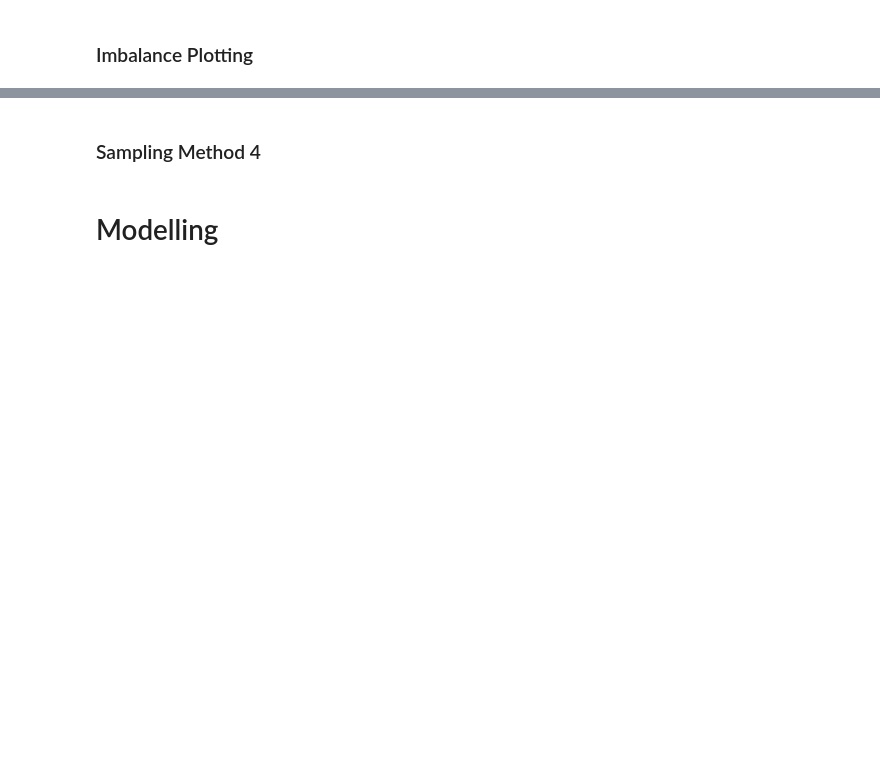
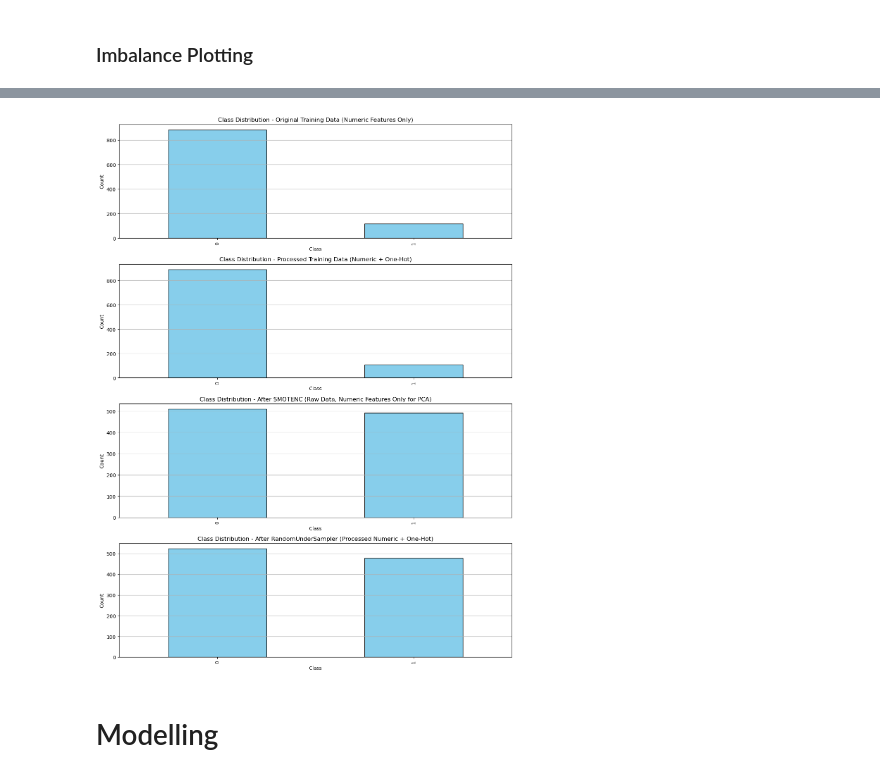
Before and after one commit to hathimazman/MachineLearning_Project2, a Jupyter notebook: Project.ipynb, the cells around one changed output, grey strips where cells are left out. Saved outputs shown, nothing was run; the diff lists cells and outputs as text; code cells hidden in the pictures; blank space fills up the shorter version.

```diff
--- a/Project.ipynb
+++ b/Project.ipynb
@@ -164,3 +238,37 @@ NameError: name 'X_train' is not defined
+# %%
+import matplotlib.pyplot as plt
+import numpy as np
+import pandas as pd
+
+def plot_class_distribution_bar(X_list, y_list, titles, sample_size=1000):
+    plt.figure(figsize=(12, 4 * len(X_list)))
+
+    for i, (X, y, title) in enumerate(zip(X_list, y_list, titles), 1):
+        # Subsample for speed if needed
+        if X.shape[0] > sample_size:
+            idx = np.random.choice(X.shape[0], sample_size, replace=False)
+            y_sub = y.iloc[idx] if hasattr(y, "iloc") else y[idx]
+        else:
+            y_sub = y
+
+        # Count samples per class
+        class_counts = pd.Series(y_sub).value_counts().sort_index()
+
+        plt.subplot(len(X_list), 1, i)
+        class_counts.plot(kind='bar', color='skyblue', edgecolor='black')
+        plt.title(f"Class Distribution - {title}")
+        plt.xlabel("Class")
+        plt.ylabel("Count")
+        plt.grid(axis='y')
+
+    plt.tight_layout()
+    plt.show()
+
+
+# Usage (same variables assumed defined as before):
+plot_class_distribution_bar(X_list, y_list, titles)
+# %% [output]
+[figure, added]
 # %%
 X_train = X_train
 X_train_smote_nc = X_train_smote_nc
@@ -170,8 +278,6 @@ y_train = y_train
 y_smote_nc = y_smote_nc
 y_train_smote = y_train_smote
 y_train_rus = y_train_rus
-# %% [markdown]
-### Sampling Method 4
 # %% [markdown]
 # Modelling
 # %% [markdown]
```
Also changed, not shown: parts of 13 cells of this notebook, 1 other file.
